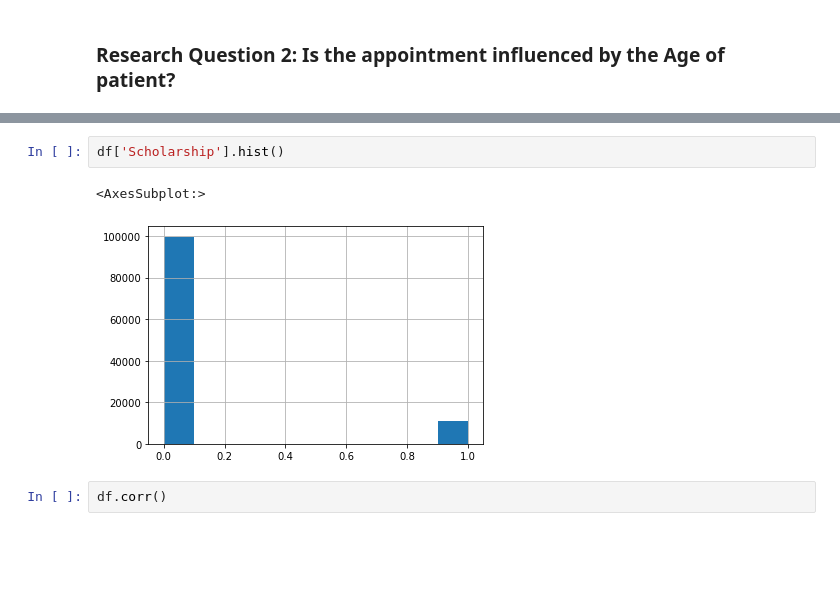
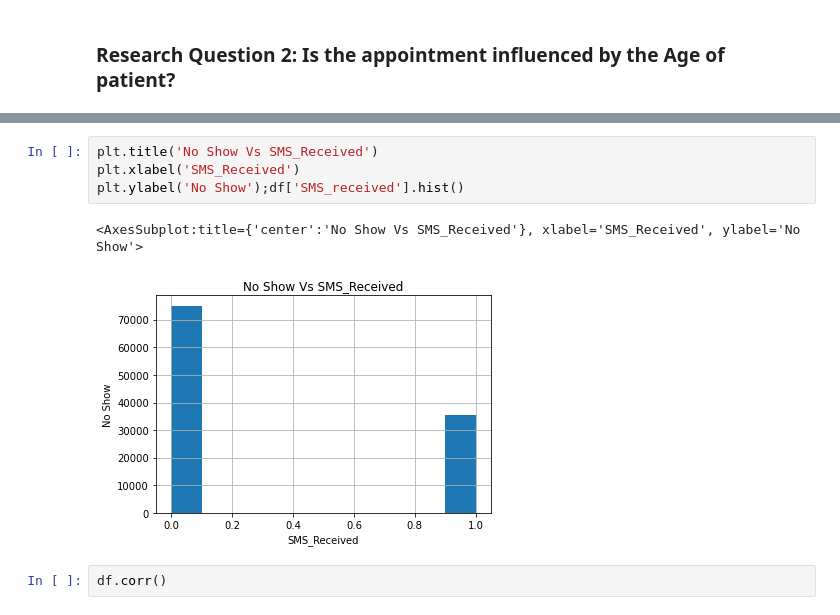
Before and after one commit to iampeterndumba/Investigate-a-Dataset--Medical-Appointment-No-Shows, a Jupyter notebook: Investigate a Dataset/investigate-a-dataset.ipynb, the cells around one changed output, grey strips where cells are left out. Saved outputs shown, nothing was run; the diff lists cells and outputs as text; blank space fills up the shorter version.

```diff
--- a/Investigate a Dataset/investigate-a-dataset.ipynb
+++ b/Investigate a Dataset/investigate-a-dataset.ipynb
@@ -225,8 +222,10 @@ df['SMS_received'].hist()
-# %%
-df['Scholarship'].hist()
-# %% [output]
-<AxesSubplot:>
-[figure, removed]
+# %%
+plt.title('No Show Vs SMS_Received')
+plt.xlabel('SMS_Received')
+plt.ylabel('No Show');df['SMS_received'].hist()
+# %% [output]
+<AxesSubplot:title={'center':'No Show Vs SMS_Received'}, xlabel='SMS_Received', ylabel='No Show'>
+[figure, added]
 # %%
 df.corr()
 # %% [output]
```
Also changed, not shown: parts of 5 cells of this notebook.
